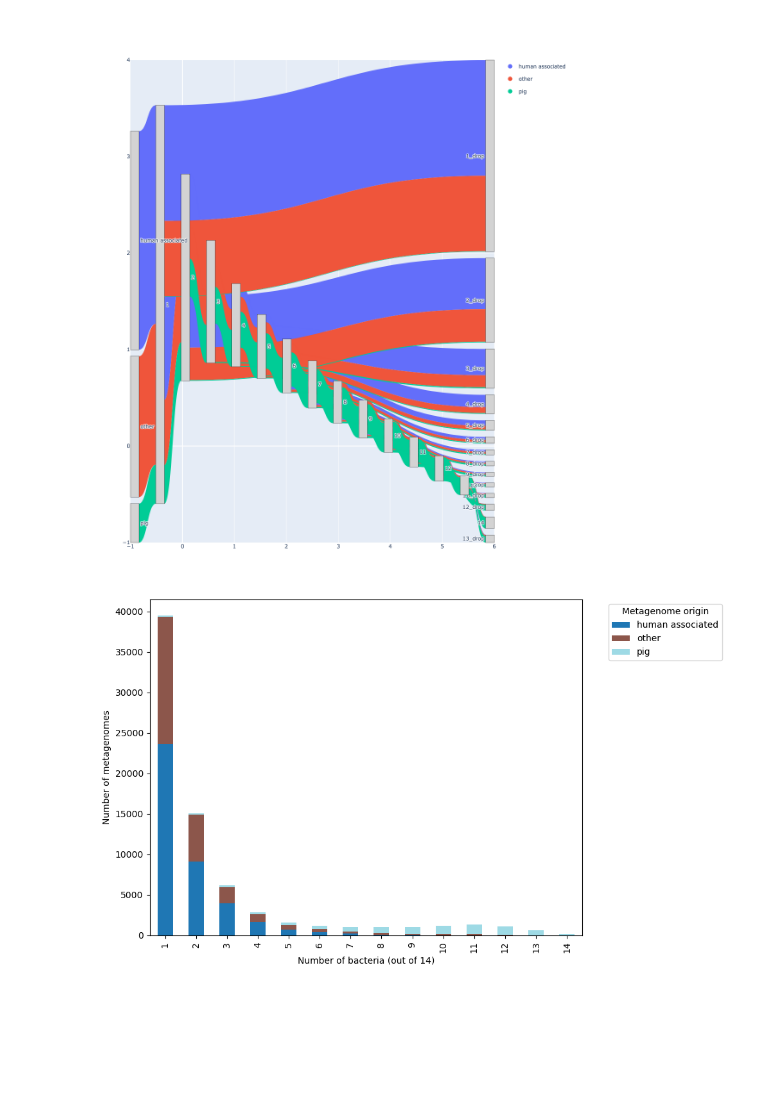
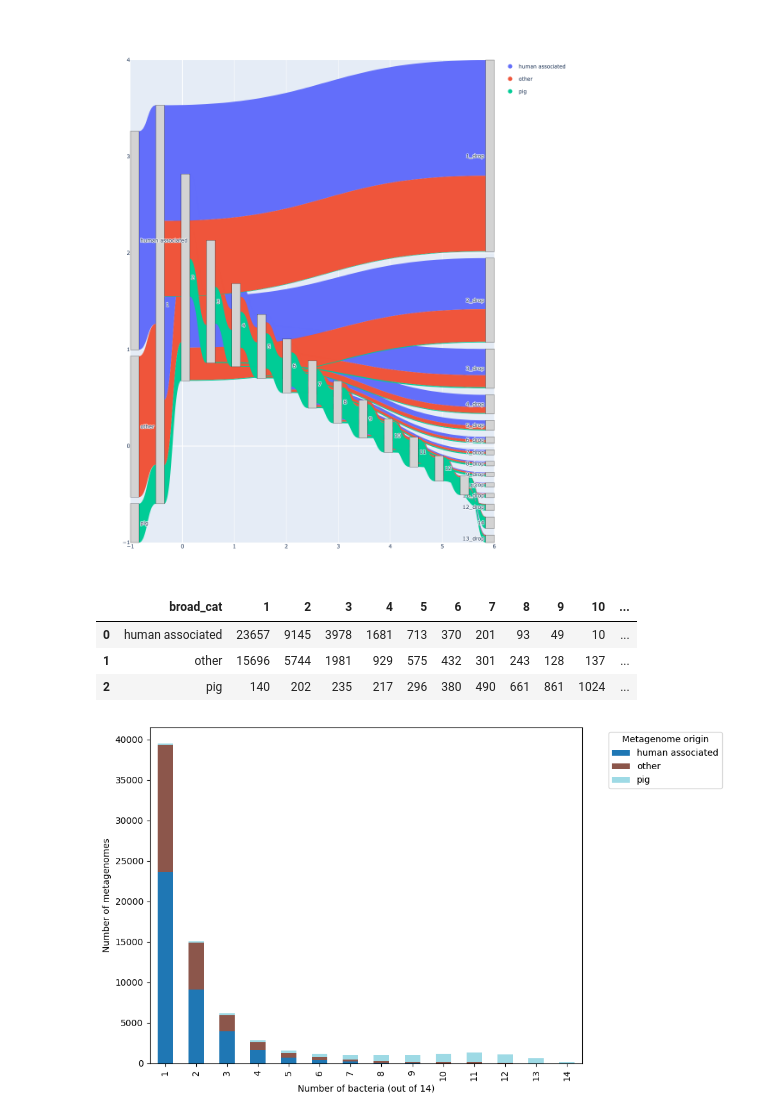
Before and after one commit to AnneliektH/2025-pig-binning-plots, a Jupyter notebook: notebooks/251001_branchwater.ipynb, the cells around one changed output. Cells and saved outputs as stored; diff of their text form; code cells hidden in the pictures; blank space fills up the shorter version.

```diff
--- a/notebooks/251001_branchwater.ipynb
+++ b/notebooks/251001_branchwater.ipynb
@@ -374,6 +329,13 @@ fig.write_html("../../2025-pig-binning-paper/250830-branchwater/sankey_diagram.m
 #     height=1200   # Set plot height
 # )
 # fig.show()
+# %%
+df_grouped
+# %% [output]
+|  | broad_cat | 1 | 2 | 3 | 4 | 5 | 6 | 7 | 8 | 9 | 10 | ... |
+| 0 | human associated | 23657 | 9145 | 3978 | 1681 | 713 | 370 | 201 | 93 | 49 | 10 | ... |
+| 1 | other | 15696 | 5744 | 1981 | 929 | 575 | 432 | 301 | 243 | 128 | 137 | ... |
+| 2 | pig | 140 | 202 | 235 | 217 | 296 | 380 | 490 | 661 | 861 | 1024 | ... |
 # %%
 #df_pivot.to_csv('test.csv')
 # %%
```
Also changed, not shown: parts of 13 cells of this notebook, 2 other files.
